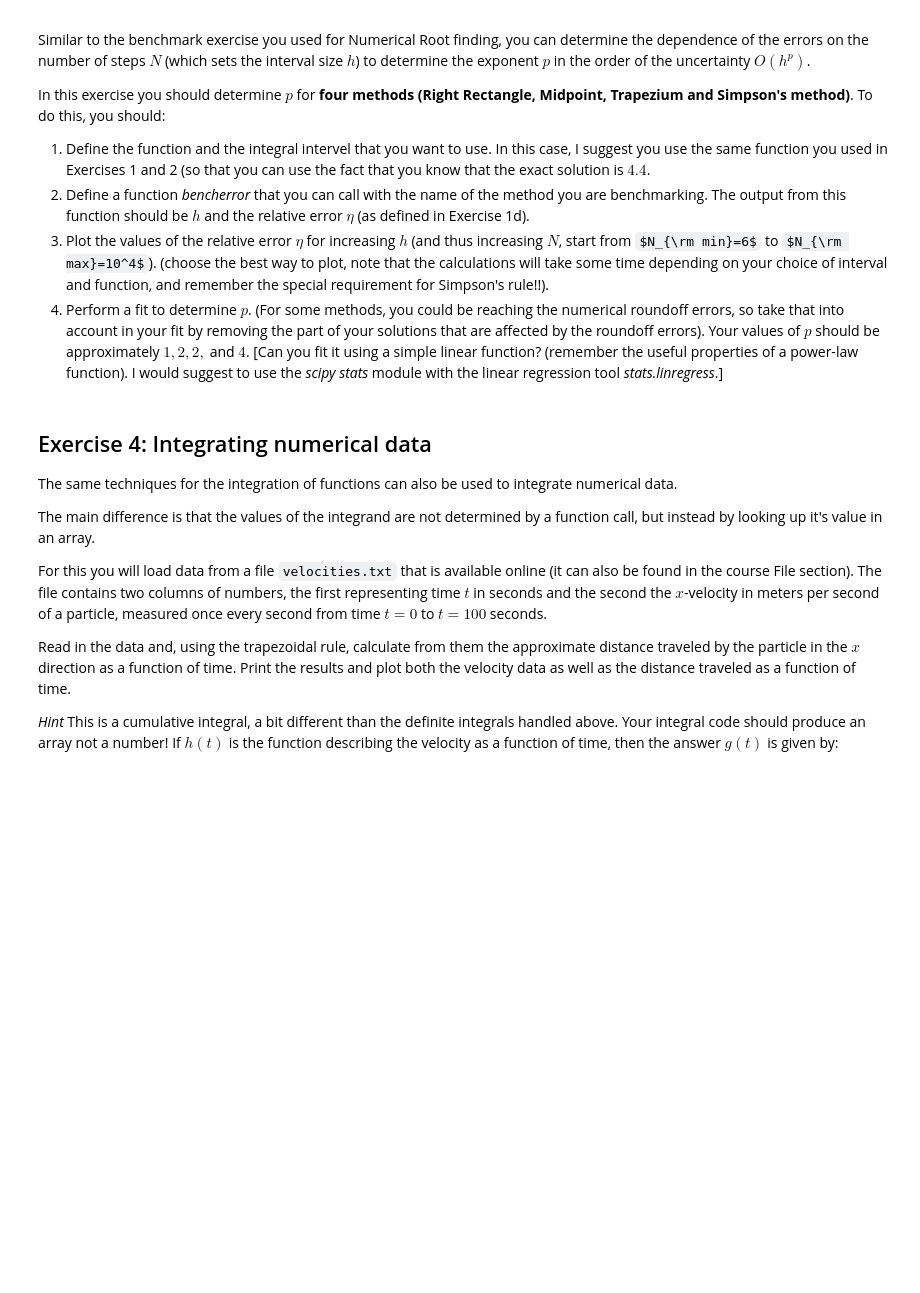
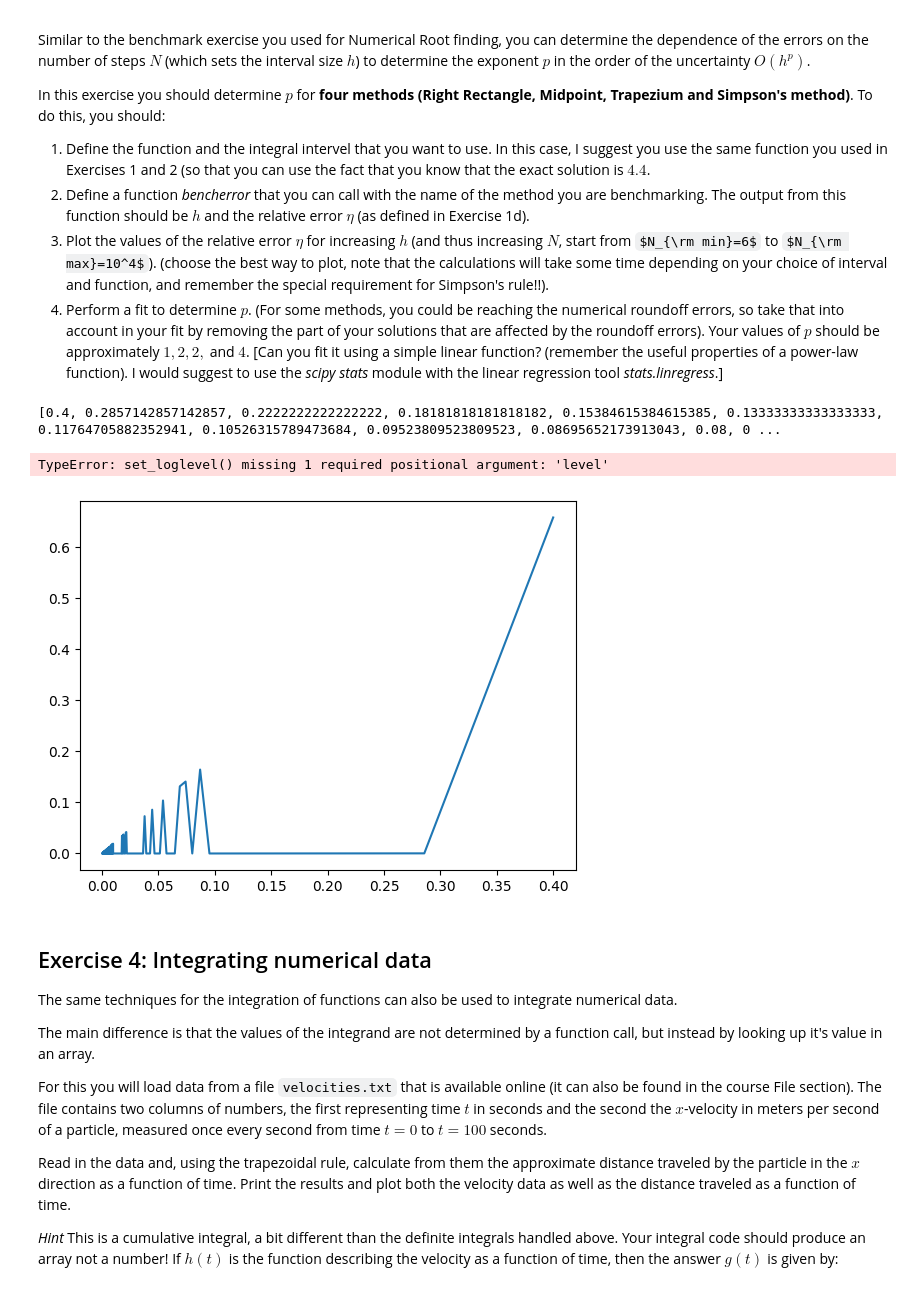
Before and after one commit to ufotermiten/Integration-LP4, a Jupyter notebook: SEE125_Integration_Group045.ipynb, the cells around one changed output. Saved outputs shown, nothing was run; the diff lists cells and outputs as text; code cells hidden in the pictures; some formulas as TeX source; blank space fills up the shorter version.

```diff
--- a/SEE125_Integration_Group045.ipynb
+++ b/SEE125_Integration_Group045.ipynb
@@ -186,6 +186,27 @@ In this exercise you should determine $p$ for **four methods (Right Rectangle, M
 4) Perform a fit to determine $p$. (For some methods, you could be reaching the numerical roundoff errors, so take that into account in your fit by removing the part of your solutions that are affected by the roundoff errors). Your values of $p$ should be approximately $1, 2, 2,$ and $4$. [Can you fit it using a simple linear function? (remember the useful properties of a power-law function). I would suggest to use the *scipy* *stats* module with the linear regression tool *stats.linregress*.]
 # %%
 # Your code here
+def bencherror(method,f,a,b,sol):
+    eta = []
+    h = []
+    stepsize = 1
+    if(method == simp):
+        stepsize = 2
+    for i in range(6,10001,stepsize):
+        eta.append(abs((method(f,a,b,i)-sol)/sol))
+        h.append((b-a)/(i-1))
+
+    return eta,h
+
+eta, h = bencherror(simp,f,0,2,4.4)
+print(h)
+plt.plot(h,eta)
+plt.set_loglevel()
+plt.show()
+# %% [output]
+[0.4, 0.2857142857142857, 0.2222222222222222, 0.18181818181818182, 0.15384615384615385, 0.13333333333333333, 0.11764705882352941, 0.10526315789473684, 0.09523809523809523, 0.08695652173913043, 0.08, 0 ...
+TypeError: set_loglevel() missing 1 required positional argument: 'level'
+[figure, added]
 # %% [markdown]
 ## Exercise 4: Integrating numerical data
 
```
